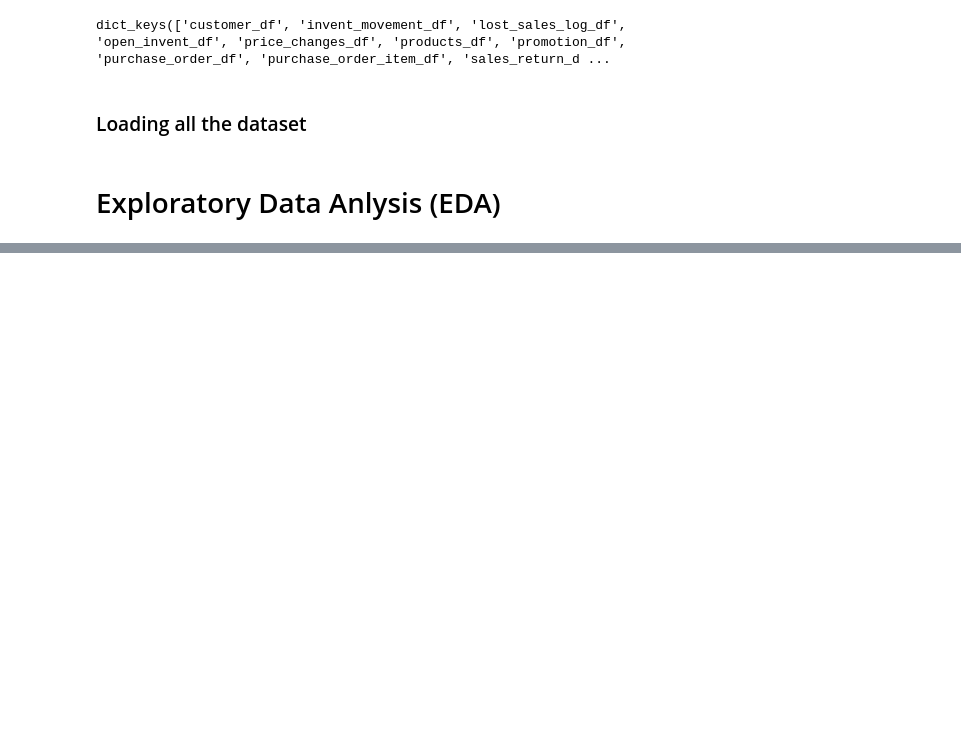
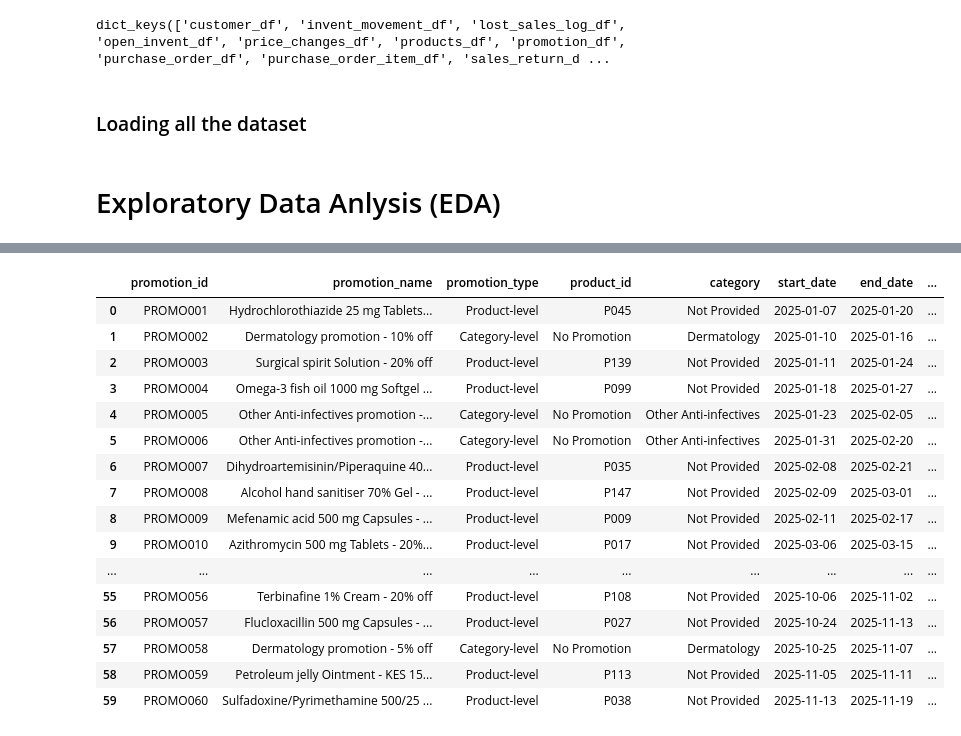
Before and after one commit to MwangiJoseph-25/pharmacy_retail_intelligence, a Jupyter notebook: Notebooks/EDA.ipynb, the cells around one changed output, grey strips where cells are left out. Cells and saved outputs as stored; diff of their text form; code cells hidden in the pictures; blank space fills up the shorter version.

```diff
--- a/Notebooks/EDA.ipynb
+++ b/Notebooks/EDA.ipynb
@@ -72,0 +615,20 @@ memory usage: 48.4 KB
+# %%
+promotion_df
+# %% [output]
+|  | promotion_id | promotion_name | promotion_type | product_id | category | start_date | end_date | ... |
+| 0 | PROMO001 | Hydrochlorothiazide 25 mg Tablets... | Product-level | P045 | Not Provided | 2025-01-07 | 2025-01-20 | ... |
+| 1 | PROMO002 | Dermatology promotion - 10% off | Category-level | No Promotion | Dermatology | 2025-01-10 | 2025-01-16 | ... |
+| 2 | PROMO003 | Surgical spirit Solution - 20% off | Product-level | P139 | Not Provided | 2025-01-11 | 2025-01-24 | ... |
+| 3 | PROMO004 | Omega-3 fish oil 1000 mg Softgel ... | Product-level | P099 | Not Provided | 2025-01-18 | 2025-01-27 | ... |
+| 4 | PROMO005 | Other Anti-infectives promotion -... | Category-level | No Promotion | Other Anti-infectives | 2025-01-23 | 2025-02-05 | ... |
+| 5 | PROMO006 | Other Anti-infectives promotion -... | Category-level | No Promotion | Other Anti-infectives | 2025-01-31 | 2025-02-20 | ... |
+| 6 | PROMO007 | Dihydroartemisinin/Piperaquine 40... | Product-level | P035 | Not Provided | 2025-02-08 | 2025-02-21 | ... |
+| 7 | PROMO008 | Alcohol hand sanitiser 70% Gel - ... | Product-level | P147 | Not Provided | 2025-02-09 | 2025-03-01 | ... |
+| 8 | PROMO009 | Mefenamic acid 500 mg Capsules - ... | Product-level | P009 | Not Provided | 2025-02-11 | 2025-02-17 | ... |
+| 9 | PROMO010 | Azithromycin 500 mg Tablets - 20%... | Product-level | P017 | Not Provided | 2025-03-06 | 2025-03-15 | ... |
+| ... | ... | ... | ... | ... | ... | ... | ... | ... |
+| 55 | PROMO056 | Terbinafine 1% Cream - 20% off | Product-level | P108 | Not Provided | 2025-10-06 | 2025-11-02 | ... |
+| 56 | PROMO057 | Flucloxacillin 500 mg Capsules - ... | Product-level | P027 | Not Provided | 2025-10-24 | 2025-11-13 | ... |
+| 57 | PROMO058 | Dermatology promotion - 5% off | Category-level | No Promotion | Dermatology | 2025-10-25 | 2025-11-07 | ... |
+| 58 | PROMO059 | Petroleum jelly Ointment - KES 15... | Product-level | P113 | Not Provided | 2025-11-05 | 2025-11-11 | ... |
+| 59 | PROMO060 | Sulfadoxine/Pyrimethamine 500/25 ... | Product-level | P038 | Not Provided | 2025-11-13 | 2025-11-19 | ... |
```
Also changed, not shown: parts of 57 cells of this notebook.
